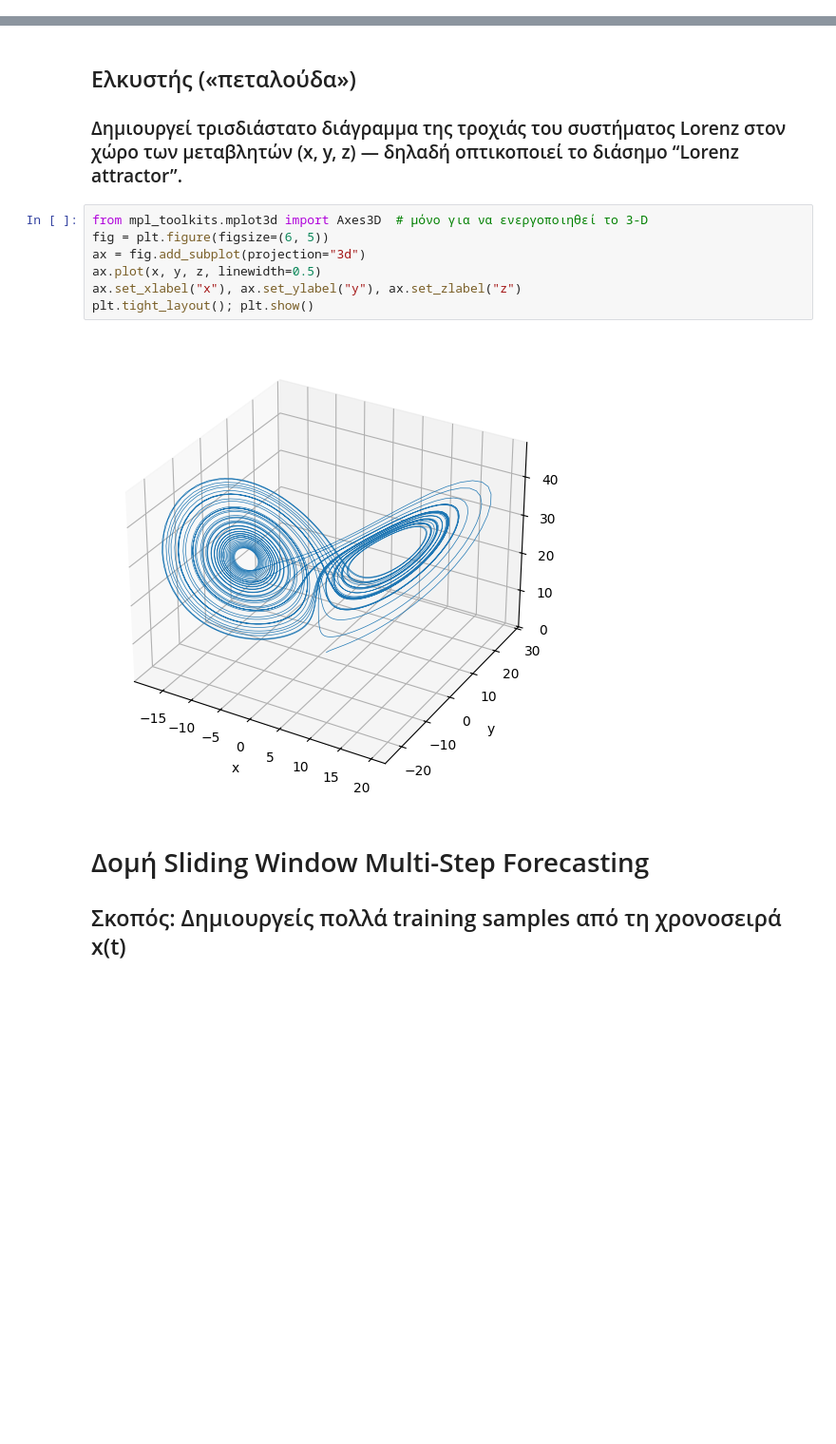
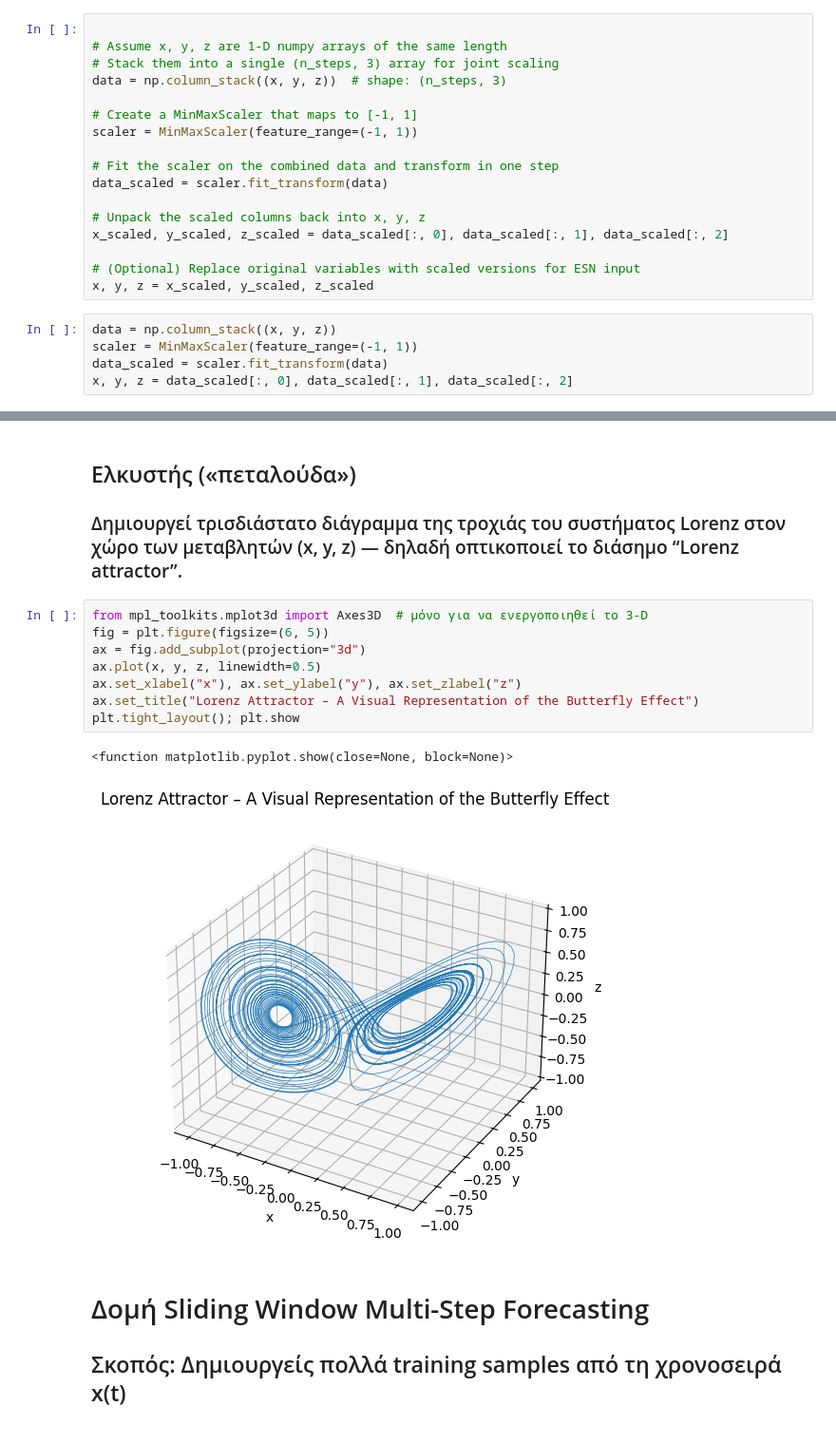
Before and after one commit to tsilii/reservoir, a Jupyter notebook: Lorentzseriespredict.ipynb, the cells around one changed output, grey strips where cells are left out. Shown: that part at 95% size. Cells and saved outputs as stored; diff of their text form; blank space fills up the shorter version.

Commit message:
final lorenz

```diff
--- a/Lorentzseriespredict.ipynb
+++ b/Lorentzseriespredict.ipynb
@@ -66,3 +70,25 @@ x, y, z = sol.y          # "ξεδιπλώνουμε" τις τρεις χρον
+# %%
+
+# Assume x, y, z are 1-D numpy arrays of the same length
+# Stack them into a single (n_steps, 3) array for joint scaling
+data = np.column_stack((x, y, z))  # shape: (n_steps, 3)
+
+# Create a MinMaxScaler that maps to [-1, 1]
+scaler = MinMaxScaler(feature_range=(-1, 1))
+
+# Fit the scaler on the combined data and transform in one step
+data_scaled = scaler.fit_transform(data)
+
+# Unpack the scaled columns back into x, y, z
+x_scaled, y_scaled, z_scaled = data_scaled[:, 0], data_scaled[:, 1], data_scaled[:, 2]
+
+# (Optional) Replace original variables with scaled versions for ESN input
+x, y, z = x_scaled, y_scaled, z_scaled
+# %%
+data = np.column_stack((x, y, z))
+scaler = MinMaxScaler(feature_range=(-1, 1))
+data_scaled = scaler.fit_transform(data)
+x, y, z = data_scaled[:, 0], data_scaled[:, 1], data_scaled[:, 2]
 # %% [markdown]
 ## 5. Μετατροπή σε DataFrame
 # %%
@@ -96,12 +122,14 @@ plt.show()
 # %%
 from mpl_toolkits.mplot3d import Axes3D  # μόνο για να ενεργοποιηθεί το 3-D
 fig = plt.figure(figsize=(6, 5))
 ax = fig.add_subplot(projection="3d")
 ax.plot(x, y, z, linewidth=0.5)
 ax.set_xlabel("x"), ax.set_ylabel("y"), ax.set_zlabel("z")
-plt.tight_layout(); plt.show()
+ax.set_title("Lorenz Attractor – A Visual Representation of the Butterfly Effect")
+plt.tight_layout(); plt.show
 # %% [output]
+<function matplotlib.pyplot.show(close=None, block=None)>
-[figure, old version]
+[figure, new version]
 # %% [markdown]
 # Δομή Sliding Window Multi-Step Forecasting
 ## Σκοπός: Δημιουργείς πολλά training samples από τη χρονοσειρά x(t)
```
Also changed, not shown: parts of 28 cells of this notebook, 2 other files.
